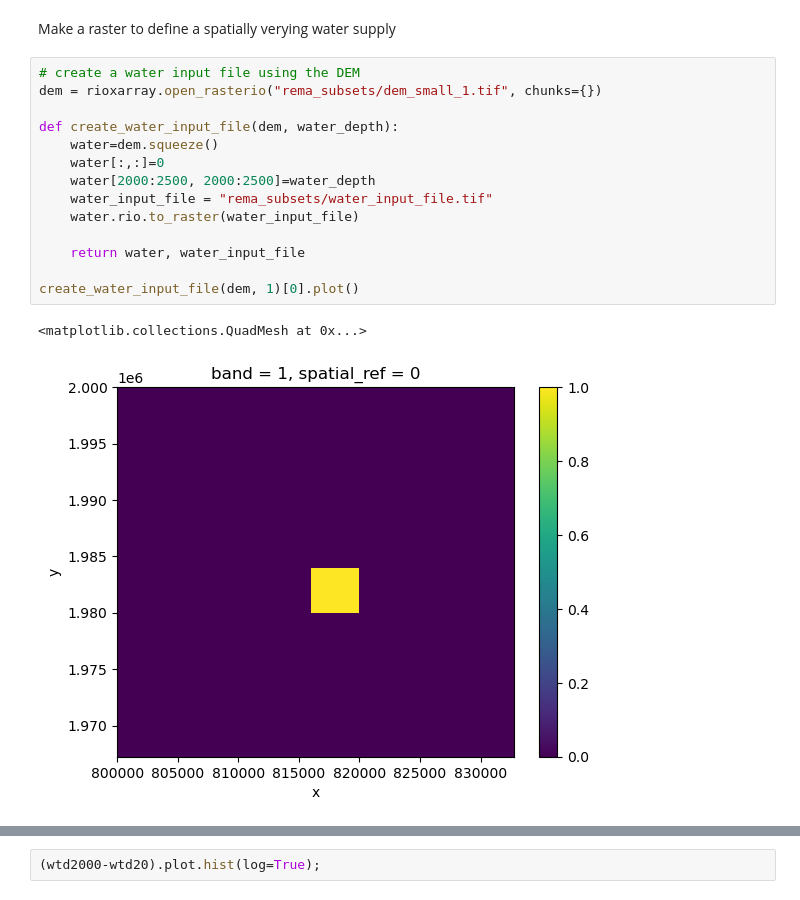
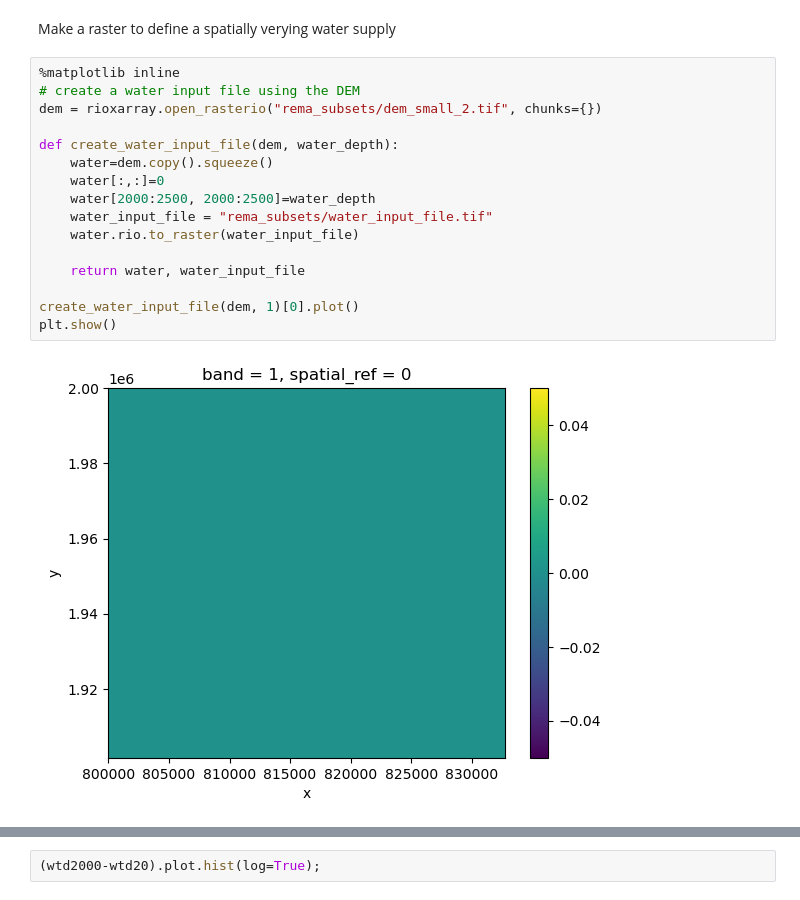
Before and after one commit to jkingslake/BFRN_meltwater, a Jupyter notebook: python/notebooks/fsm_on_rema.ipynb, the cells around one changed output, grey strips where cells are left out. Saved outputs shown, nothing was run; the diff lists cells and outputs as text.

Commit message:
add fsm_on_rema_simple

```diff
--- a/python/notebooks/fsm_on_rema.ipynb
+++ b/python/notebooks/fsm_on_rema.ipynb
@@ -137,20 +185,21 @@ Wall time: 6.06 s
 # %% [markdown]
 Make a raster to define  a spatially verying water supply
 # %%
+%matplotlib inline
 # create a water input file using the DEM
-dem = rioxarray.open_rasterio("rema_subsets/dem_small_1.tif", chunks={})
+dem = rioxarray.open_rasterio("rema_subsets/dem_small_2.tif", chunks={})
 
 def create_water_input_file(dem, water_depth):
-    water=dem.squeeze()
+    water=dem.copy().squeeze()
     water[:,:]=0
     water[2000:2500, 2000:2500]=water_depth
     water_input_file = "rema_subsets/water_input_file.tif"
     water.rio.to_raster(water_input_file)
 
     return water, water_input_file
 
 create_water_input_file(dem, 1)[0].plot()
+plt.show()
 # %% [output]
-<matplotlib.collections.QuadMesh at 0x...>
-[figure, old version]
+[figure, new version]
 # %%
```
Also changed, not shown: parts of 14 cells of this notebook, 22 other files.
